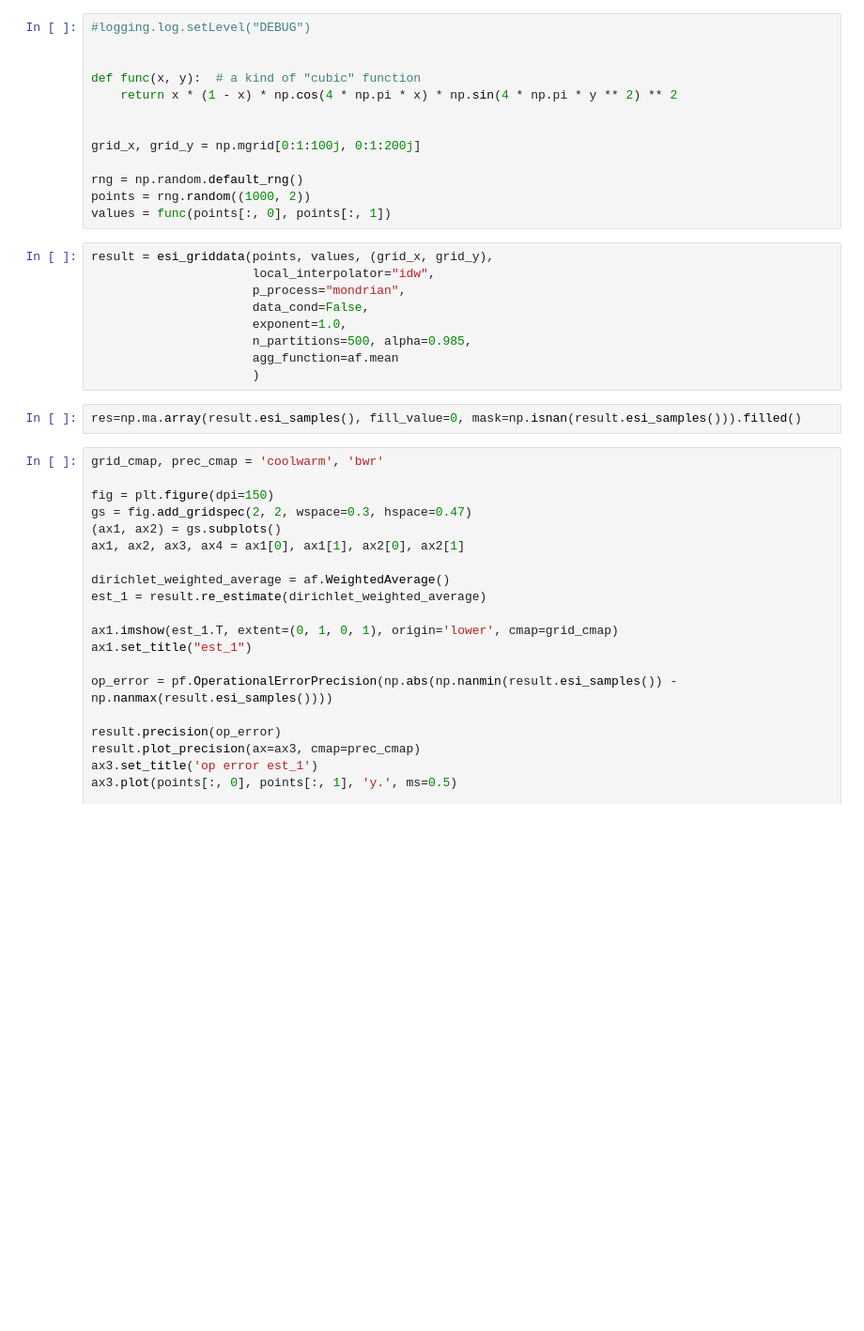
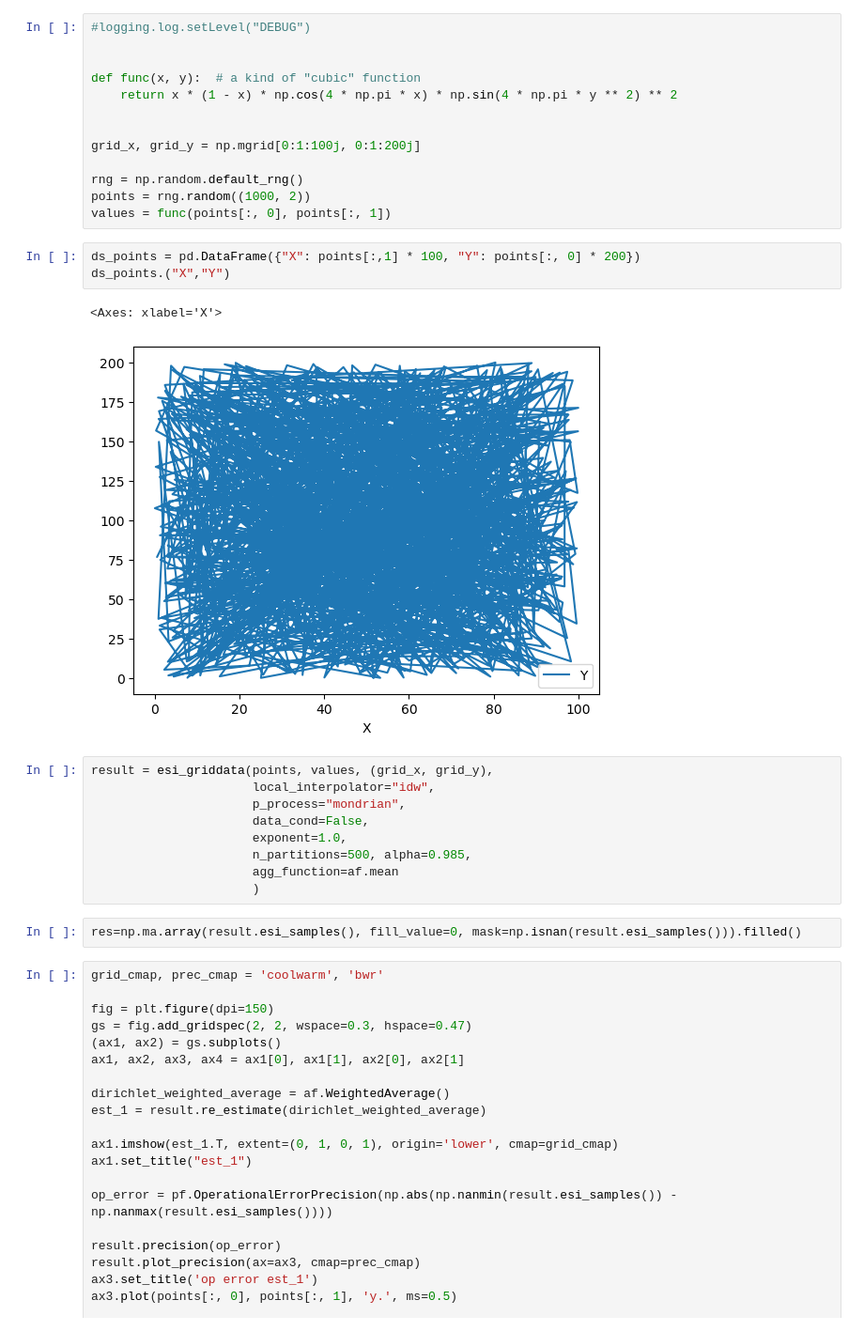
Before and after one commit to Reik0z/spatialize, a Jupyter notebook: Sandbox/teting_ae.ipynb, the cells around one changed output. Shown at 94% size. Cells and saved outputs as stored; diff of their text form; blank space fills up the shorter version.

```diff
--- a/Sandbox/teting_ae.ipynb
+++ b/Sandbox/teting_ae.ipynb
@@ -21,6 +22,12 @@ grid_x, grid_y = np.mgrid[0:1:100j, 0:1:200j]
 rng = np.random.default_rng()
 points = rng.random((1000, 2))
 values = func(points[:, 0], points[:, 1])
+# %%
+ds_points = pd.DataFrame({"X": points[:,1] * 100, "Y": points[:, 0] * 200})
+ds_points.("X","Y")
+# %% [output]
+<Axes: xlabel='X'>
+[figure, added]
 # %%
 result = esi_griddata(points, values, (grid_x, grid_y),
                       local_interpolator="idw",
```
Also changed, not shown: parts of 1 cell of this notebook, 1 other file.
